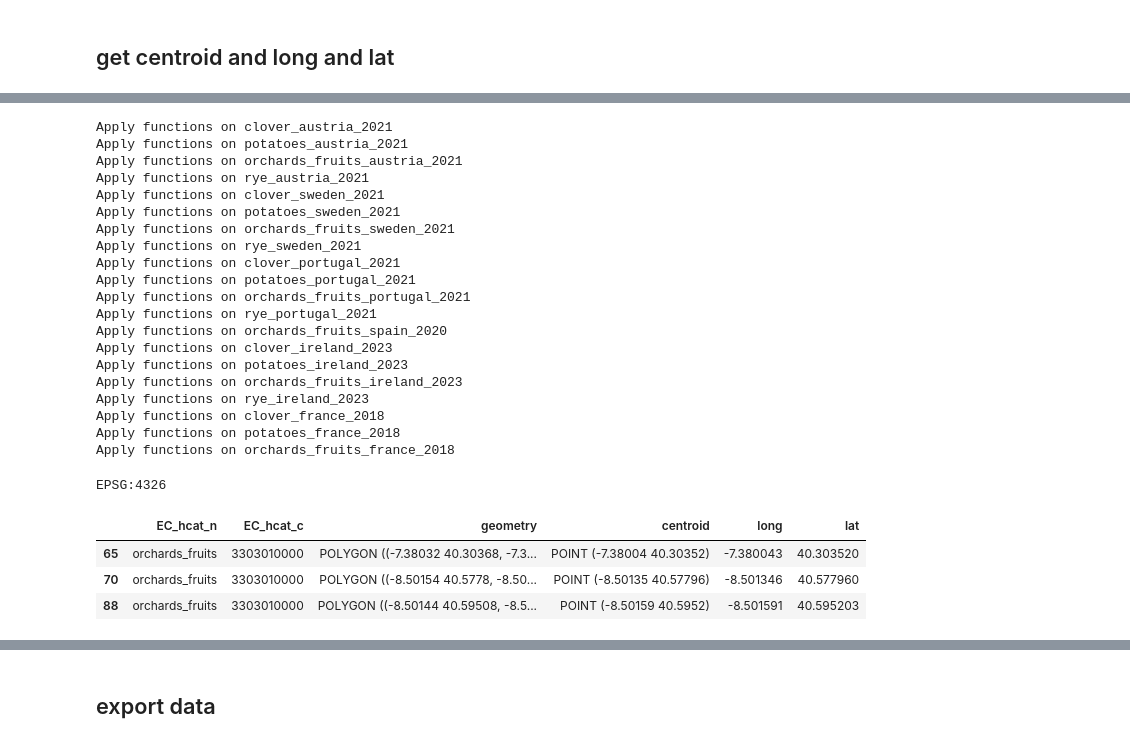
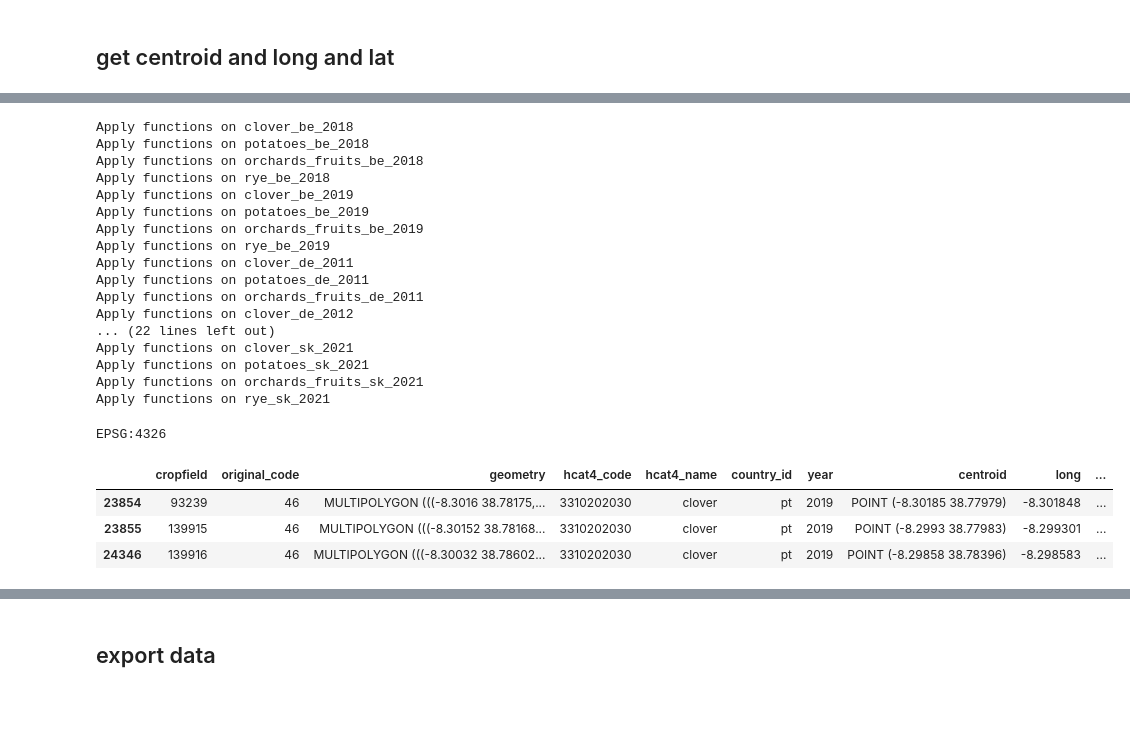
Before and after one commit to beatrizbsperes/SpatialTemporal_generalization_of_SITS_FM, a Jupyter notebook: 1_dataset_explorer.ipynb, the cells around one changed output, grey strips where cells are left out. Drawn from its saved outputs; the diff is of its cells as text; code cells hidden in the pictures; blank space fills up the shorter version.

```diff
--- a/1_dataset_explorer.ipynb
+++ b/1_dataset_explorer.ipynb
@@ -107,6 +352,16 @@ def get_centroid(gdp, centroid_as_main=False):
-# %%
-# get correct format for long and lat
-def get_long_lat(gdp):
-    gdp['long'] = gdp['centroid'].apply(lambda p: p.x)
-    gdp['lat'] = gdp['centroid'].apply(lambda p: p.y)
-    return gdp
+# %%
+def get_centroid(gdf, centroid_as_main=False):
+    gdf = gdf.copy()
+    local_utm = gdf.estimate_utm_crs()
+    gdf['centroid'] = gdf.geometry.to_crs(local_utm).centroid.to_crs(epsg=4326)
+    gdf = gdf.to_crs(epsg=4326)
+
+    if centroid_as_main:
+        gdf = gdf.set_geometry('centroid')
+
+    return gdf
+# %%
+def get_long_lat(gdf):
+    gdf['long'] = gdf['centroid'].x
+    gdf['lat'] = gdf['centroid'].y
+    return gdf
@@ -123,36 +385,33 @@ EPSG:4326
 # %%
-for i in country_crop:
+for i in crops_dataset:
     print(f"Apply functions on {i}")
-    datasets[i] = get_centroid(datasets[i])
-    datasets[i] = get_long_lat(datasets[i])
+    crops_dataset[i] = get_centroid(crops_dataset[i])
+    crops_dataset[i] = get_long_lat(crops_dataset[i])
 # %% [output]
-Apply functions on clover_austria_2021
-Apply functions on potatoes_austria_2021
-Apply functions on orchards_fruits_austria_2021
-Apply functions on rye_austria_2021
-Apply functions on clover_sweden_2021
-Apply functions on potatoes_sweden_2021
-Apply functions on orchards_fruits_sweden_2021
-Apply functions on rye_sweden_2021
-Apply functions on clover_portugal_2021
-Apply functions on potatoes_portugal_2021
-Apply functions on orchards_fruits_portugal_2021
-Apply functions on rye_portugal_2021
-Apply functions on orchards_fruits_spain_2020
-Apply functions on clover_ireland_2023
-Apply functions on potatoes_ireland_2023
-Apply functions on orchards_fruits_ireland_2023
-Apply functions on rye_ireland_2023
-Apply functions on clover_france_2018
-Apply functions on potatoes_france_2018
-Apply functions on orchards_fruits_france_2018
+Apply functions on clover_be_2018
+Apply functions on potatoes_be_2018
+Apply functions on orchards_fruits_be_2018
+Apply functions on rye_be_2018
+Apply functions on clover_be_2019
+Apply functions on potatoes_be_2019
+Apply functions on orchards_fruits_be_2019
+Apply functions on rye_be_2019
+Apply functions on clover_de_2011
+Apply functions on potatoes_de_2011
+Apply functions on orchards_fruits_de_2011
+Apply functions on clover_de_2012
+... (22 lines left out)
+Apply functions on clover_sk_2021
+Apply functions on potatoes_sk_2021
+Apply functions on orchards_fruits_sk_2021
+Apply functions on rye_sk_2021
 # %%
 # check after applying transformations
-print(datasets['orchards_fruits_portugal_2021'].crs)
-datasets['orchards_fruits_portugal_2021'].head(3)
+print(crops_dataset['clover_pt_2019'].crs)
+crops_dataset['clover_pt_2019'].head(3)
 # %% [output]
 EPSG:4326
-|  | EC_hcat_n | EC_hcat_c | geometry | centroid | long | lat |
-| 65 | orchards_fruits | 3303010000 | POLYGON ((-7.38032 40.30368, -7.3... | POINT (-7.38004 40.30352) | -7.380043 | 40.303520 |
-| 70 | orchards_fruits | 3303010000 | POLYGON ((-8.50154 40.5778, -8.50... | POINT (-8.50135 40.57796) | -8.501346 | 40.577960 |
-| 88 | orchards_fruits | 3303010000 | POLYGON ((-8.50144 40.59508, -8.5... | POINT (-8.50159 40.5952) | -8.501591 | 40.595203 |
+|  | cropfield | original_code | geometry | hcat4_code | hcat4_name | country_id | year | centroid | long | ... |
+| 23854 | 93239 | 46 | MULTIPOLYGON (((-8.3016 38.78175,... | 3310202030 | clover | pt | 2019 | POINT (-8.30185 38.77979) | -8.301848 | ... |
+| 23855 | 139915 | 46 | MULTIPOLYGON (((-8.30152 38.78168... | 3310202030 | clover | pt | 2019 | POINT (-8.2993 38.77983) | -8.299301 | ... |
+| 24346 | 139916 | 46 | MULTIPOLYGON (((-8.30032 38.78602... | 3310202030 | clover | pt | 2019 | POINT (-8.29858 38.78396) | -8.298583 | ... |
```
Also changed, not shown: parts of 39 cells of this notebook, 3 other files.
